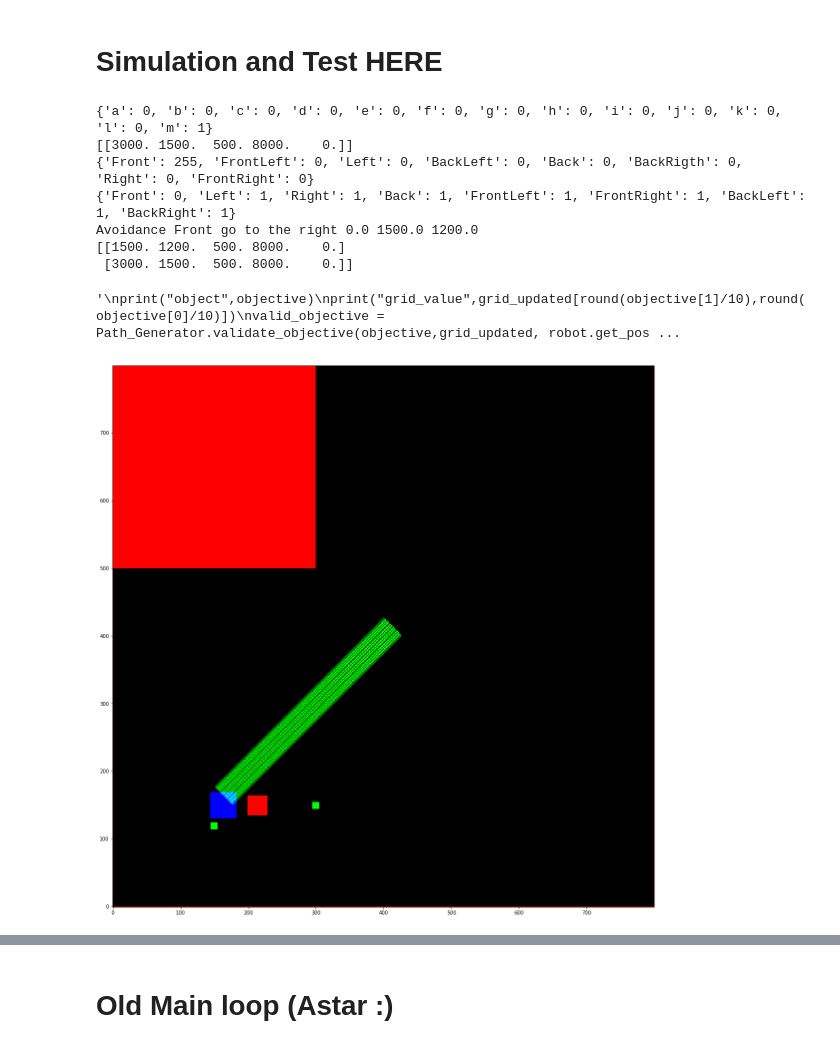
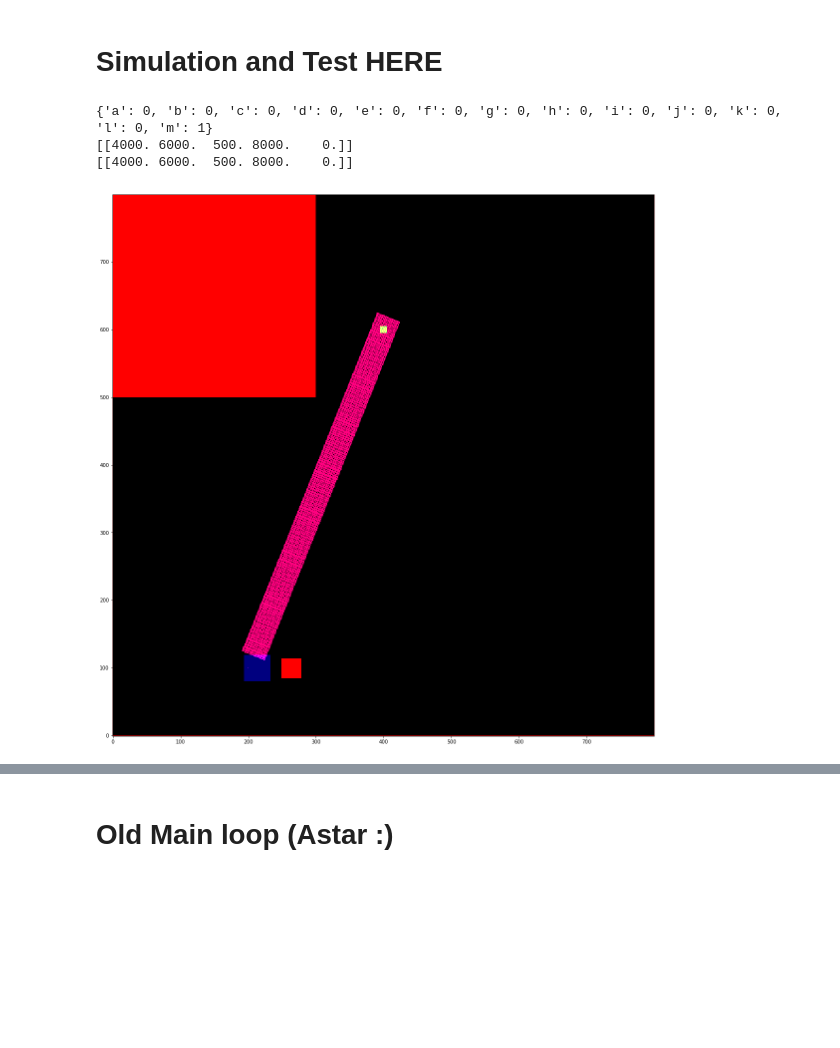
Before and after one commit to Guilhem74/STI_Robotic_Competition_Software, a Jupyter notebook: Architecture/main.ipynb, the cells around one changed output, grey strips where cells are left out. Cells and saved outputs as stored; diff of their text form; code cells hidden in the pictures; blank space fills up the shorter version.

Commit message:
Pathfinder and simulation in Main
PAthfinder:
Corrected a bug in the get_path function
Add function Find_path:
     input[ robot position, objective, grid]
     output[Maximum of the path, Path]

```diff
--- a/Architecture/main.ipynb
+++ b/Architecture/main.ipynb
@@ -305,64 +324,51 @@ import Mapping as Map_Generator
 import numpy as np
 import matplotlib.pyplot as plt
 from parse import *
 import math
 %matplotlib inline
 
-robot = Robot.robot(1500,1500,0)
+robot = Robot.robot(2000,1000,0)
 
 #print(robot.get_beacon_position())
 #print(robot.set_sensor_state(2048+16))
 mapper = Map_Generator.Mapping()
 grid_updated=mapper.map()
 
 #XY = robot.set_sensor_state(1+2+4096)
 
 #mapper.new_obstacle([[300,160]])
 grid_updated=mapper.map()
-Set_Objective = [[3000,1500,0]]
+Set_Objective = [[4000,6000,0]]
 mapper.new_obstacle(robot.set_sensor_state(4096))
+
 grid=mapper.map()
 #list_bottle_coordinate = Tcp_Ip.check_data_received(conn, BUFFER_SIZE)
 #if list_bottle_coordinate != None:
 #    mapper.new_bottle(list_bottle_coordinate)
 X_Robot, Y_Robot, A_Robot = robot.get_position()
-Path_Generator.get_map_information(robot.get_position(),grid,45 ,5000 )
-Path_Generator.get_obstacle_robot(robot.get_position(),grid)
-#
+#Path_Generator.get_map_information(robot.get_position(),grid,45 ,5000 )
+#Path_Generator.get_obstacle_robot(robot.get_position(),grid)
+
 
 
 Set_Coordinate = InitializeSetCoordinate(Set_Objective)
 print(Set_Coordinate)
-Map_Space = Path_Generator.get_obstacle_robot(robot.get_position(),grid)
-Free_Space=robot.Free_Space_Around(robot.get_sensor_state(),Map_Space )
-New_Coord=Create_Checkpoint(Free_Space,(X_Robot , Y_Robot, A_Robot),[Set_Objective[0][0],Set_Objective[0][1]])
-Set_Coordinate_temp = InitializeSetCoordinate(New_Coord)
-Set_Coordinate=np.insert(Set_Coordinate,0,Set_Coordinate_temp,axis=0)
+#Map_Space = Path_Generator.get_obstacle_robot(robot.get_position(),grid)
+#Free_Space=robot.Free_Space_Around(robot.get_sensor_state(),Map_Space )
+#New_Coord=Create_Checkpoint(grid,Free_Space,(X_Robot , Y_Robot, A_Robot),[Set_Objective[0][0],Set_Objective[0][1]])
+#Set_Coordinate_temp = InitializeSetCoordinate(New_Coord)
+#Set_Coordinate=np.insert(Set_Coordinate,0,Set_Coordinate_temp,axis=0)
 print(Set_Coordinate)
-path = Path_Generator.get_path(grid,[4000,4000],robot.get_position())
+
+#check,path =Path_Generator.find_path(grid,[Set_Coordinate[-1][0],Set_Coordinate[-1][1]],robot.get_position())
+#print(check)
+#Set_Coordinate_temp = InitializeSetCoordinate(np.array([check]))
+#Set_Coordinate=np.insert(Set_Coordinate,0,Set_Coordinate_temp,axis=0)
+#Objectif
+_,path = Path_Generator.get_path(grid,[Set_Coordinate[-1][0],Set_Coordinate[-1][1]],robot.get_position())
 mapper.display(path,robot,Set_Coordinate)
-"""
-print("object",objective)
-print("grid_value",grid_updated[round(objective[1]/10),round(objective[0]/10)])
-valid_objective = Path_Generator.validate_objective(objective,grid_updated, robot.get_position())
-theta_robot = robot.get_position()[2]
-#x_start = robot.get_position()[0] + 330*math.cos(theta_robot)
-#y_start = robot.get_position()[1] + 330*math.sin(theta_robot)
-print(Path_Generator.get_obstacle_robot(robot.get_position(),grid_updated))
-#path, cost , G = Path_Generator.AStarSearch((x_start,y_start), (valid_objective[0],valid_objective[1]), grid_updated)#Try to find the best path
-#checkpoint = Path_Generator.find_vertice(path)#Simplify the path to be straight line
-#checkpoint = Path_Generator.checkpoint_corrector(checkpoint)
-#new_x,newy,theta_robot = Path_Generator.checkpoint_in_fov(robot,checkpoint)
-
-
-"""
 # %% [output]
 {'a': 0, 'b': 0, 'c': 0, 'd': 0, 'e': 0, 'f': 0, 'g': 0, 'h': 0, 'i': 0, 'j': 0, 'k': 0, 'l': 0, 'm': 1}
-[[3000. 1500.  500. 8000.    0.]]
-{'Front': 255, 'FrontLeft': 0, 'Left': 0, 'BackLeft': 0, 'Back': 0, 'BackRigth': 0, 'Right': 0, 'FrontRight': 0}
-{'Front': 0, 'Left': 1, 'Right': 1, 'Back': 1, 'FrontLeft': 1, 'FrontRight': 1, 'BackLeft': 1, 'BackRight': 1}
-Avoidance Front go to the right 0.0 1500.0 1200.0
-[[1500. 1200.  500. 8000.    0.]
- [3000. 1500.  500. 8000.    0.]]
+[[4000. 6000.  500. 8000.    0.]]
+[[4000. 6000.  500. 8000.    0.]]
-'\nprint("object",objective)\nprint("grid_value",grid_updated[round(objective[1]/10),round(objective[0]/10)])\nvalid_objective = Path_Generator.validate_objective(objective,grid_updated, robot.get_pos ...
-[figure, old version]
+[figure, new version]
```
Also changed, not shown: parts of 2 cells of this notebook, 2 other files.
